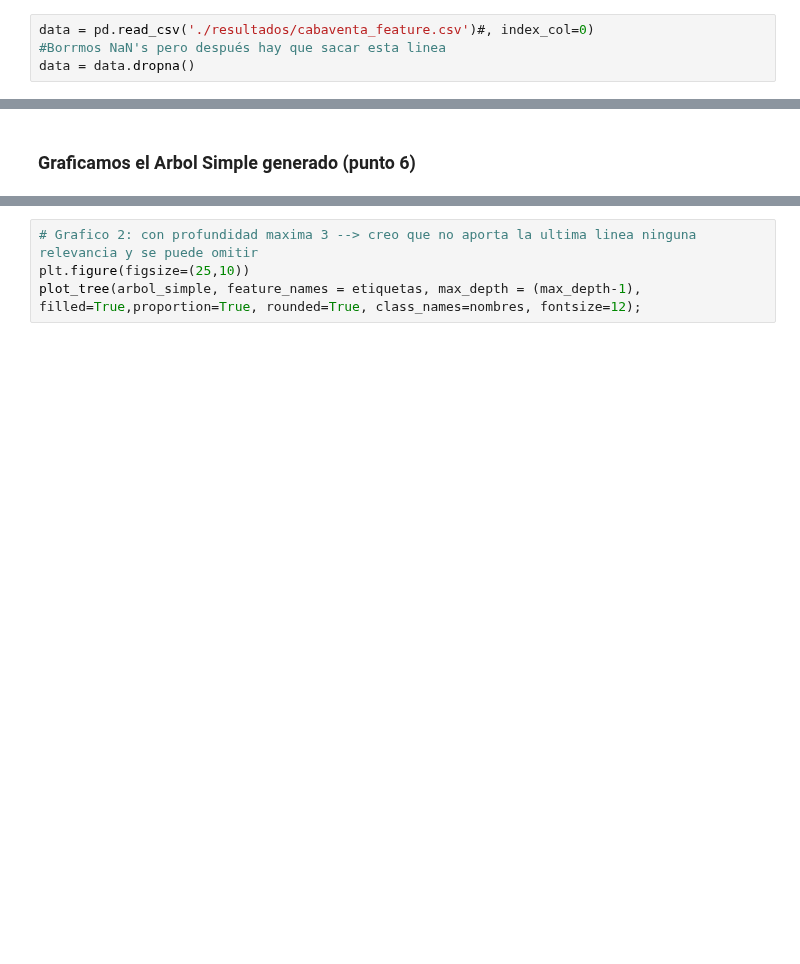
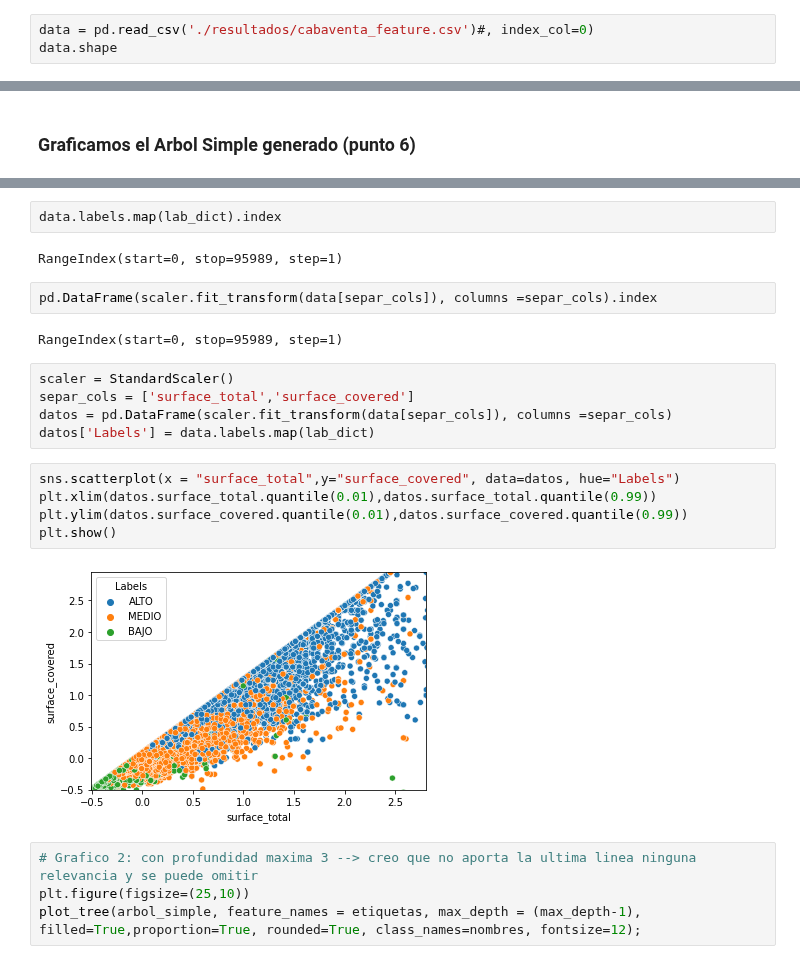
Before and after one commit to Ignacio-Ibarra/tpAA, a Jupyter notebook: Modelado.ipynb, the cells around one changed output, grey strips where cells are left out. Saved outputs shown, nothing was run; the diff lists cells and outputs as text; blank space fills up the shorter version.

Commit message:
scatter

```diff
--- a/Modelado.ipynb
+++ b/Modelado.ipynb
@@ -23,5 +23,4 @@ from sklearn.cluster import KMeans
 ### Carga de datos pre-procesados
 # %%
 data = pd.read_csv('./resultados/cabaventa_feature.csv')#, index_col=0)
-#Borrmos NaN's pero después hay que sacar esta linea
-data = data.dropna()
+data.shape
@@ -357,3 +423,23 @@ plt.savefig("./img/arbol_simple.png",bbox_inches = "tight", dpi=300, facecolor="
+# %%
+data.labels.map(lab_dict).index
+# %% [output]
+RangeIndex(start=0, stop=95989, step=1)
+# %%
+pd.DataFrame(scaler.fit_transform(data[separ_cols]), columns =separ_cols).index
+# %% [output]
+RangeIndex(start=0, stop=95989, step=1)
+# %%
+scaler = StandardScaler()
+separ_cols = ['surface_total','surface_covered']
+datos = pd.DataFrame(scaler.fit_transform(data[separ_cols]), columns =separ_cols)
+datos['Labels'] = data.labels.map(lab_dict)
+# %%
+sns.scatterplot(x = "surface_total",y="surface_covered", data=datos, hue="Labels")
+plt.xlim(datos.surface_total.quantile(0.01),datos.surface_total.quantile(0.99))
+plt.ylim(datos.surface_covered.quantile(0.01),datos.surface_covered.quantile(0.99))
+plt.show()
+# %% [output]
+[figure, added]
 # %%
 # Grafico 2: con profundidad maxima 3 --> creo que no aporta la ultima linea ninguna relevancia y se puede omitir
 plt.figure(figsize=(25,10))
```
Also changed, not shown: parts of 18 cells of this notebook, 2 other files.
